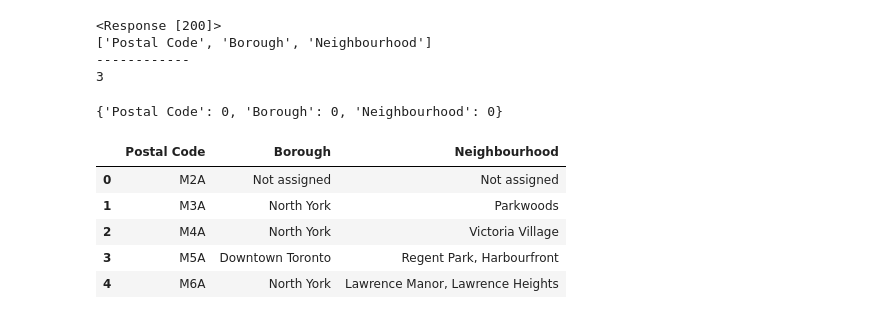
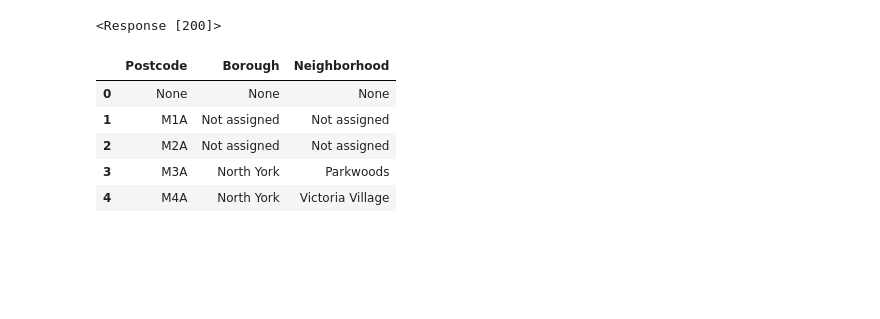
Before and after one commit to tukue/Data-science-capstone-project, a Jupyter notebook: scraping wikipedia assgnment.ipynb, the cells around one changed output. Saved outputs shown, nothing was run; the diff lists cells and outputs as text; code cells hidden in the pictures; blank space fills up the shorter version.

```diff
--- a/scraping wikipedia assgnment.ipynb
+++ b/scraping wikipedia assgnment.ipynb
@@ -10,7 +1,9 @@ data_column=[ 'Postal Code', 'Borough', 'Neighborhood']
 # %%
+# Part 1
 import requests
 from bs4 import BeautifulSoup
 import pandas as pd
+import numpy as np
 
 URL = 'https://en.wikipedia.org/wiki/List_of_postal_codes_of_Canada:_M'
 response = requests.get(URL)
@@ -20,23 +13,10 @@ soup = BeautifulSoup(response.text,'html.parser')
 right_table = soup.find('table',{'class':'wikitable sortable'})
 
 #number of columns
+wiki_data=[]
 for row in right_table.findAll("tr"):
-    cells = row.findAll('td')
-
-len(cells)
-
-#number of rows
-
-rows= right_table.findAll("tr")
-len(rows)
-#print(table)
-#rows = table.find_all('tr')
-header = [th.text.rstrip() for th in rows[0].find_all('th')]
-print(header)
-print('------------')
-print(len(header))
+    cols = row.findAll("td")
+    cols=[ehcol.text.strip() for ehcol in cols]
+    wiki_data.append(cols)
 # %% [output]
 <Response [200]>
-['Postal Code', 'Borough', 'Neighbourhood']
-------------
-3
@@ -53,5 +22,0 @@ for row in right_table.findAll("tr"):
-# %%
-d = dict([(x,0) for x in header])
-d
-# %% [output]
-{'Postal Code': 0, 'Borough': 0, 'Neighbourhood': 0}
@@ -62,15 +23,13 @@ d['Neighbourhood']=c3
-# %%
-#covert dict to dataframe
-df = pd.DataFrame(d)
-
-df.drop([0],axis=0,inplace=True)
-df.reset_index(drop=True, inplace=True)
-df.head()
-# %% [output]
-|  | Postal Code | Borough | Neighbourhood |
-| 0 | M2A | Not assigned | Not assigned |
-| 1 | M3A | North York | Parkwoods |
-| 2 | M4A | North York | Victoria Village |
-| 3 | M5A | Downtown Toronto | Regent Park, Harbourfront |
-| 4 | M6A | North York | Lawrence Manor, Lawrence Heights |
+# %%
+df = pd.DataFrame(wiki_data)
+df.head()
+df= df.rename(columns={0:"Postcode",1:"Borough",2:"Neighborhood"})
+df.head()
+# %% [output]
+|  | Postcode | Borough | Neighborhood |
+| 0 | None | None | None |
+| 1 | M1A | Not assigned | Not assigned |
+| 2 | M2A | Not assigned | Not assigned |
+| 3 | M3A | North York | Parkwoods |
+| 4 | M4A | North York | Victoria Village |
 # %%
```
Also changed, not shown: parts of 24 cells of this notebook.
